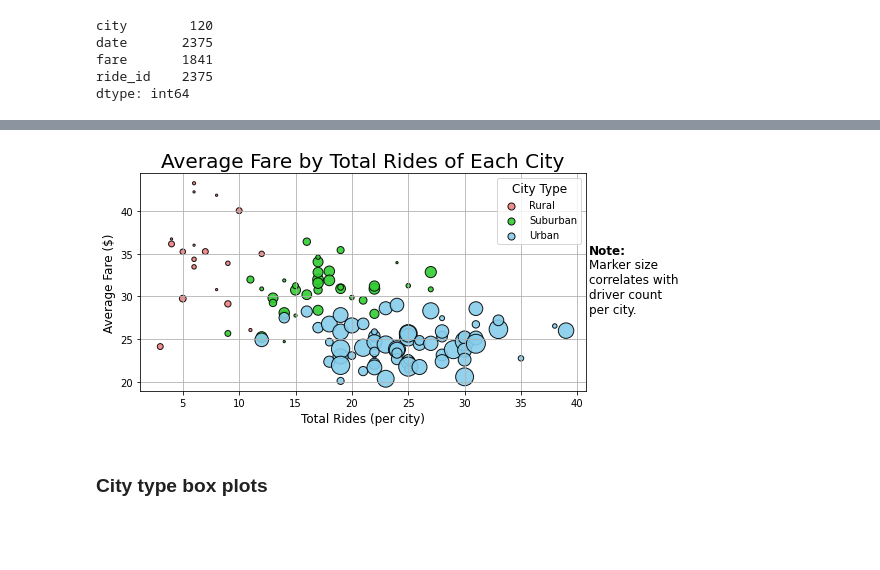
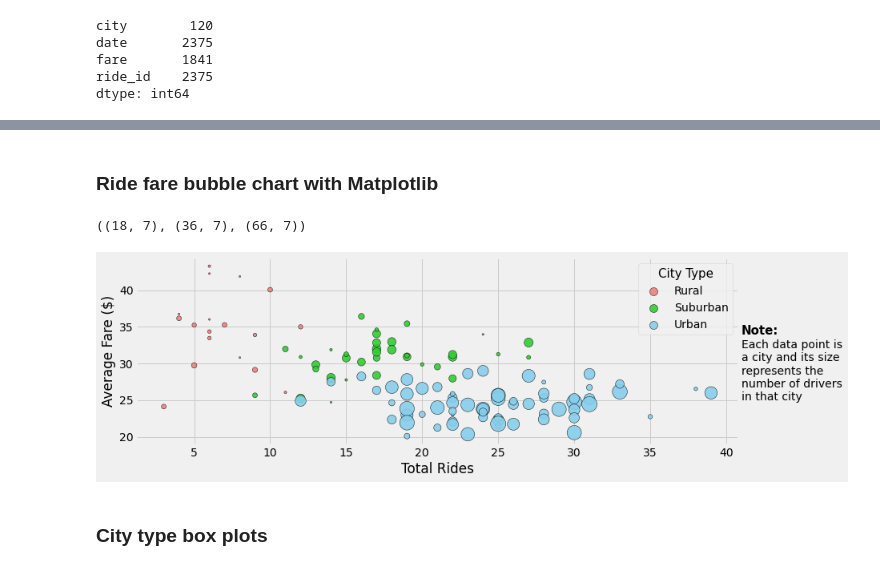
Before and after one commit to tri-bui/sandbox-analytics, a Jupyter notebook: pyber/pyber.ipynb, the cells around one changed output, grey strips where cells are left out. Cells and saved outputs as stored; diff of their text form; code cells hidden in the pictures; blank space fills up the shorter version.

```diff
--- a/pyber/pyber.ipynb
+++ b/pyber/pyber.ipynb
@@ -94,12 +121,13 @@ dtype: int64
 # %%
 # Fares and rides by city
-by_city = df.groupby('city', as_index=False).agg({'ride_id': 'count', 'fare': 'mean', 'driver_count': 'mean'}).sort_values('ride_id')
-by_city = pd.merge(by_city, df[['city', 'type']], on='city', how='left').drop_duplicates()
-by_city.columns = ['City', 'Total Rides (per city)', 'Average Fare ($)', 'Total Drivers (per city)', 'City Type']
-by_city['Total Drivers / 5'] = by_city['Total Drivers (per city)'] * 5
+df_by_city = df.groupby(['city', 'type'], as_index=False) \
+               .agg({'ride_id': 'count', 'fare': 'mean', 'driver_count': 'max'}) \
+               .sort_values('ride_id')
+df_by_city.columns = ['City', 'City Type', 'Total Rides', 'Average Fare ($)', 'Total Drivers']
+df_by_city['Total Drivers x5'] = df_by_city['Total Drivers'] * 5
 
 # Assign a color to each city type
 type_colors = {'Rural': 'lightcoral', 'Suburban': 'limegreen', 'Urban': 'skyblue'}
-by_city['Color'] = by_city['City Type'].map(type_colors)
-by_city.head(2)
+df_by_city['Color'] = df_by_city['City Type'].map(type_colors)
+df_by_city.head(3)
 # %% [output]
@@ -120,34 +160,43 @@ plt.show()
 bubble.get_figure().savefig('analysis/pdbubble.png')
+# %% [markdown]
+### Ride fare bubble chart with Matplotlib
+# %%
+# Split data by city type
+rural_df = df_by_city[df_by_city['City Type'] == 'Rural'].copy()
+suburban_df = df_by_city[df_by_city['City Type'] == 'Suburban'].copy()
+urban_df = df_by_city[df_by_city['City Type'] == 'Urban'].copy()
+rural_df.shape, suburban_df.shape, urban_df.shape
+# %% [output]
+((18, 7), (36, 7), (66, 7))
 # %%
-# Split data by city type
-by_rural_city = by_city[by_city['City Type'] == 'Rural'].copy()
-by_suburban_city = by_city[by_city['City Type'] == 'Suburban'].copy()
-by_urban_city = by_city[by_city['City Type'] == 'Urban'].copy()
+# Bubble chart
+bubble2 = plt.figure(figsize=(12, 4))
+plt.scatter(data=rural_df, x='Total Rides', y='Average Fare ($)', s='Total Drivers x5',
+            c='lightcoral', edgecolor='black', alpha=0.9, label='Rural')
+plt.scatter(data=suburban_df, x='Total Rides', y='Average Fare ($)', s='Total Drivers x5',
+            c='limegreen', edgecolor='black', alpha=0.9, label='Suburban')
+plt.scatter(data=urban_df, x='Total Rides', y='Average Fare ($)', s='Total Drivers x5',
+            c='skyblue', edgecolor='black', alpha=0.9, label='Urban')
 
-# Method 2
-bubble2 = plt.figure(figsize=(8, 4))
-plt.scatter(data=by_rural_city, x='Total Rides (per city)', y='Average Fare ($)',
-            s='Total Drivers / 5', c='lightcoral', edgecolor='black', alpha=0.9, label='Rural')
-plt.scatter(data=by_suburban_city, x='Total Rides (per city)', y='Average Fare ($)',
-            s='Total Drivers / 5', c='limegreen', edgecolor='black', alpha=0.9, label='Suburban')
-plt.scatter(data=by_urban_city, x='Total Rides (per city)', y='Average Fare ($)',
-            s='Total Drivers / 5', c='skyblue', edgecolor='black', alpha=0.9, label='Urban')
-plt.text(41, 35, 'Note:', fontdict=dict(size=12, weight='bold'))
-plt.text(41, 28, 'Marker size\ncorrelates with\ndriver count\nper city.', fontsize=12)
+# Annotation
+plt.ylabel('Average Fare ($)')
+plt.xlabel('Total Rides')
+plt.text(41, 34, 'Note:', fontdict=fontdict)
+plt.text(41, 25, (
+    'Each data point is\n'
+    'a city and its size\n'
+    'represents the\n'
+    'number of drivers\n'
+    'in that city'))
 
-# Formatting
-plt.title('Average Fare by Total Rides of Each City', fontsize=20)
-plt.ylabel('Average Fare ($)', fontsize=12)
-plt.xlabel('Total Rides (per city)', fontsize=12)
-lgd = plt.legend(title='City Type', scatterpoints=1, fontsize=10, mode='Expanded')
-lgd.get_title().set_fontsize(12)
-lgd.legendHandles[0]._sizes = [50]
-lgd.legendHandles[1]._sizes = [50]
-lgd.legendHandles[2]._sizes = [50]
-plt.grid()
+# Legend
+lgnd = plt.legend(title='City Type', mode='Expanded', scatterpoints=1)
+lgnd.get_title().set_fontsize(15)
+for i in range(3):
+    lgnd.legendHandles[i]._sizes = [100]
 plt.show()
 # %% [output]
-[figure, old version]
+[figure, new version]
 # %%
 bubble2.savefig('analysis/pltbubble.png')
 # %% [markdown]
```
Also changed, not shown: parts of 8 cells of this notebook, 2 other files.
